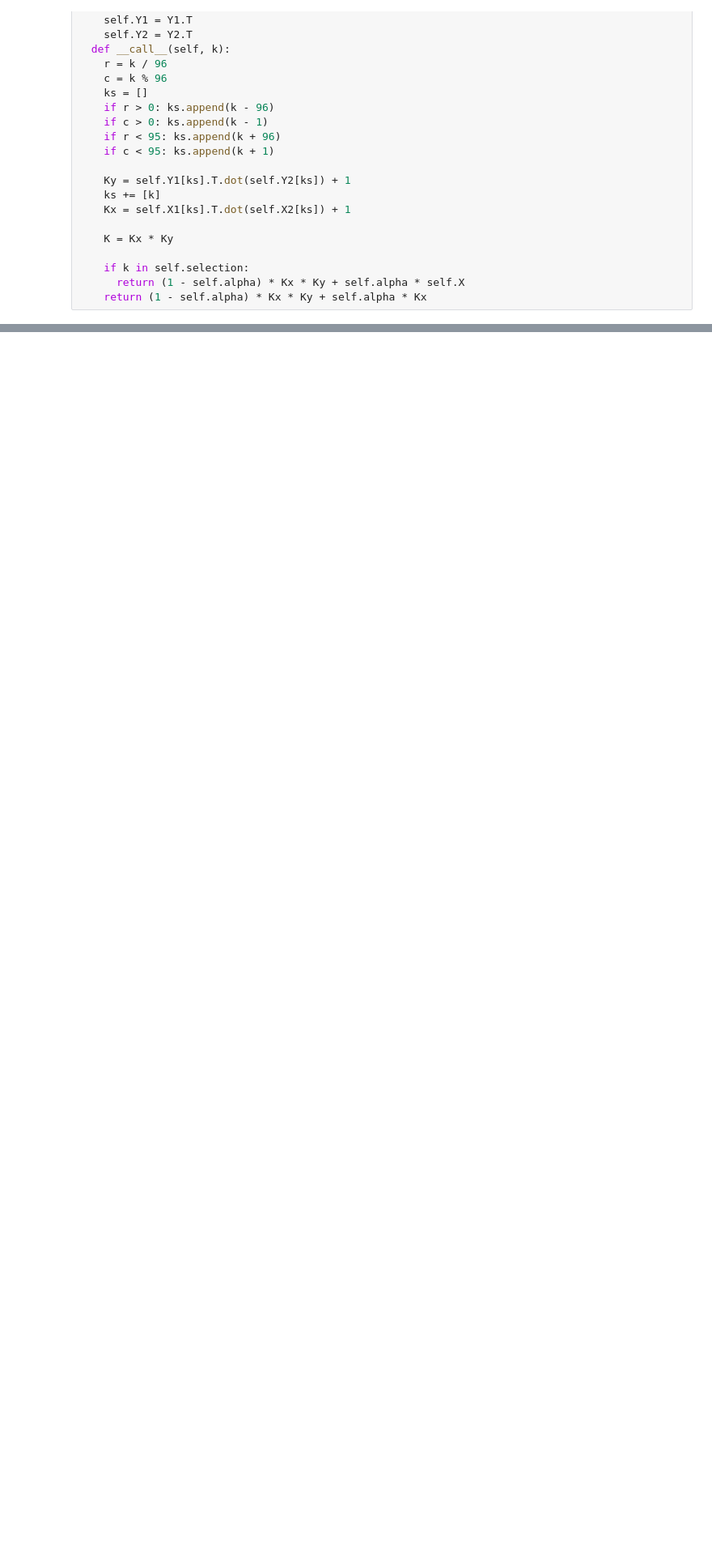
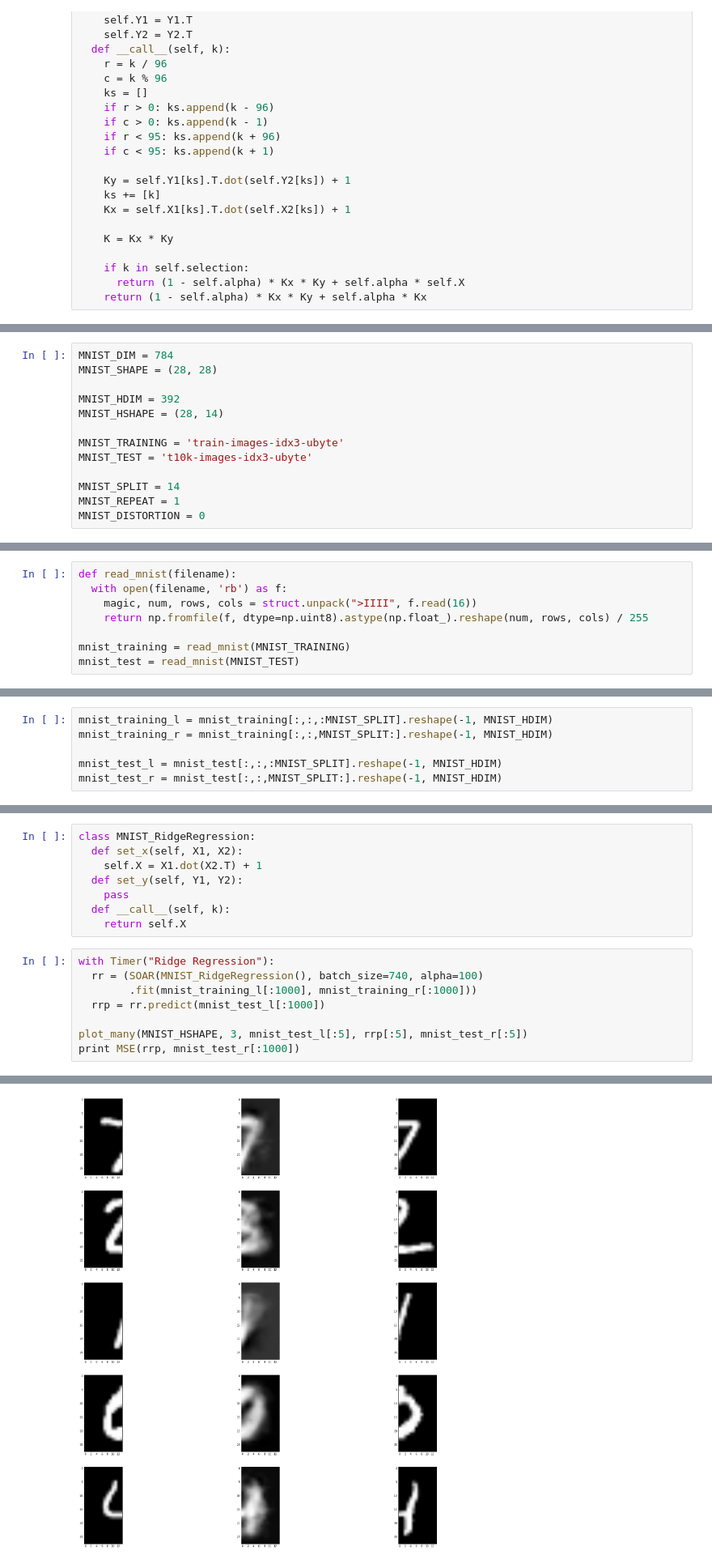
Before and after one commit to ehlemur-zz/BP, a Jupyter notebook: SOP Scratchpad.ipynb, the cells around one changed output, grey strips where cells are left out. Shown at 81% size. Saved outputs shown, nothing was run; the diff lists cells and outputs as text; blank space fills up the shorter version.

```diff
--- a/SOP Scratchpad.ipynb
+++ b/SOP Scratchpad.ipynb
@@ -316,0 +261,13 @@ Finished Training 2 2m 34s
+# %%
+MNIST_DIM = 784
+MNIST_SHAPE = (28, 28)
+
+MNIST_HDIM = 392
+MNIST_HSHAPE = (28, 14)
+
+MNIST_TRAINING = 'train-images-idx3-ubyte'
+MNIST_TEST = 't10k-images-idx3-ubyte'
+
+MNIST_SPLIT = 14
+MNIST_REPEAT = 1
+MNIST_DISTORTION = 0
@@ -316,0 +276,8 @@ Finished Training 2 2m 34s
+# %%
+def read_mnist(filename):
+  with open(filename, 'rb') as f:
+    magic, num, rows, cols = struct.unpack(">IIII", f.read(16))
+    return np.fromfile(f, dtype=np.uint8).astype(np.float_).reshape(num, rows, cols) / 255
+
+mnist_training = read_mnist(MNIST_TRAINING)
+mnist_test = read_mnist(MNIST_TEST)
@@ -316,0 +286,6 @@ Finished Training 2 2m 34s
+# %%
+mnist_training_l = mnist_training[:,:,:MNIST_SPLIT].reshape(-1, MNIST_HDIM)
+mnist_training_r = mnist_training[:,:,MNIST_SPLIT:].reshape(-1, MNIST_HDIM)
+
+mnist_test_l = mnist_test[:,:,:MNIST_SPLIT].reshape(-1, MNIST_HDIM)
+mnist_test_r = mnist_test[:,:,MNIST_SPLIT:].reshape(-1, MNIST_HDIM)
@@ -316,0 +294,17 @@ Finished Training 2 2m 34s
+# %%
+class MNIST_RidgeRegression:
+  def set_x(self, X1, X2):
+    self.X = X1.dot(X2.T) + 1
+  def set_y(self, Y1, Y2):
+    pass
+  def __call__(self, k):
+    return self.X
+# %%
+with Timer("Ridge Regression"):
+  rr = (SOAR(MNIST_RidgeRegression(), batch_size=740, alpha=100)
+        .fit(mnist_training_l[:1000], mnist_training_r[:1000]))
+  rrp = rr.predict(mnist_test_l[:1000])
+
+plot_many(MNIST_HSHAPE, 3, mnist_test_l[:5], rrp[:5], mnist_test_r[:5])
+print MSE(rrp, mnist_test_r[:1000])
+# %% [output]
@@ -316,0 +315 @@ Finished Training 2 2m 34s
+[figure, added]
```
Also changed, not shown: parts of 40 cells of this notebook.
